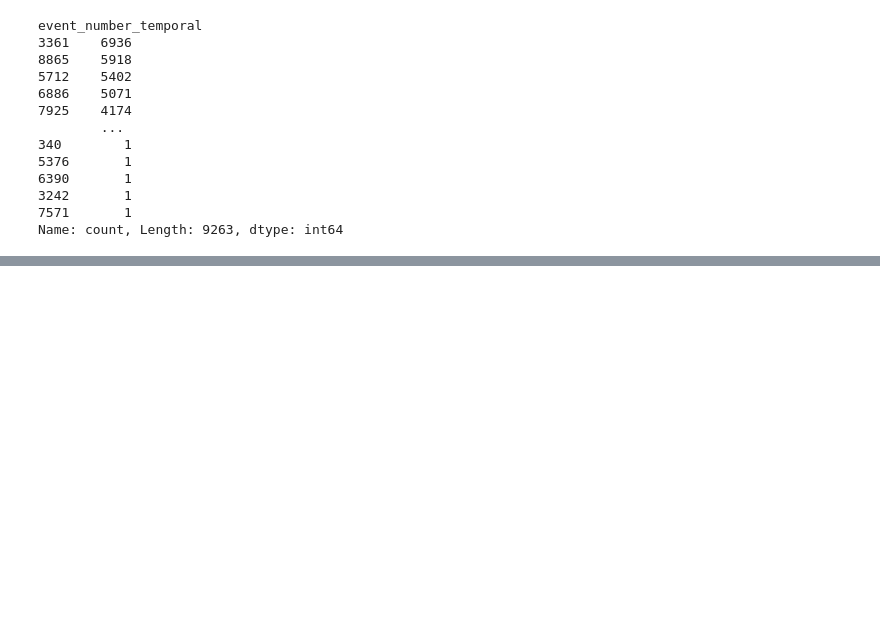
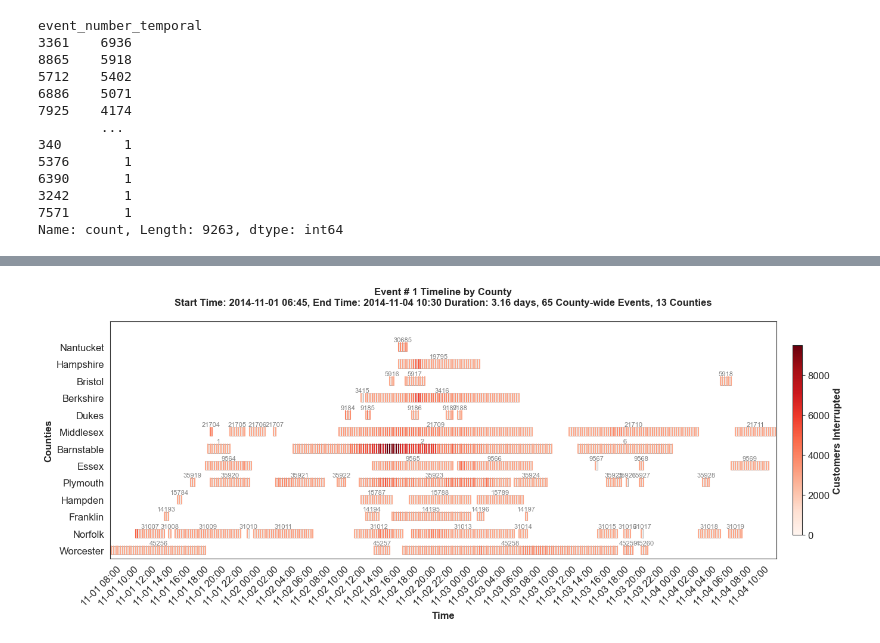
Before and after one commit to arslanleo/eagleiDataProcessor, a Jupyter notebook: eaglei_analysis.ipynb, the cells around one changed output, grey strips where cells are left out. Cells and saved outputs as stored; diff of their text form; code cells hidden in the pictures; blank space fills up the shorter version.

```diff
--- a/eaglei_analysis.ipynb
+++ b/eaglei_analysis.ipynb
@@ -320,0 +362,5 @@ Name: count, Length: 9263, dtype: int64
+# %%
+# We can also view the timeline for the spatiotemporal event
+state_data.view_event_timeline_spatiotemporal(temporal_event_id=1, spatiotemporal_event_id=1)
+# %% [output]
+[figure, added]
```
Also changed, not shown: parts of 7 cells of this notebook, 1 other file.
